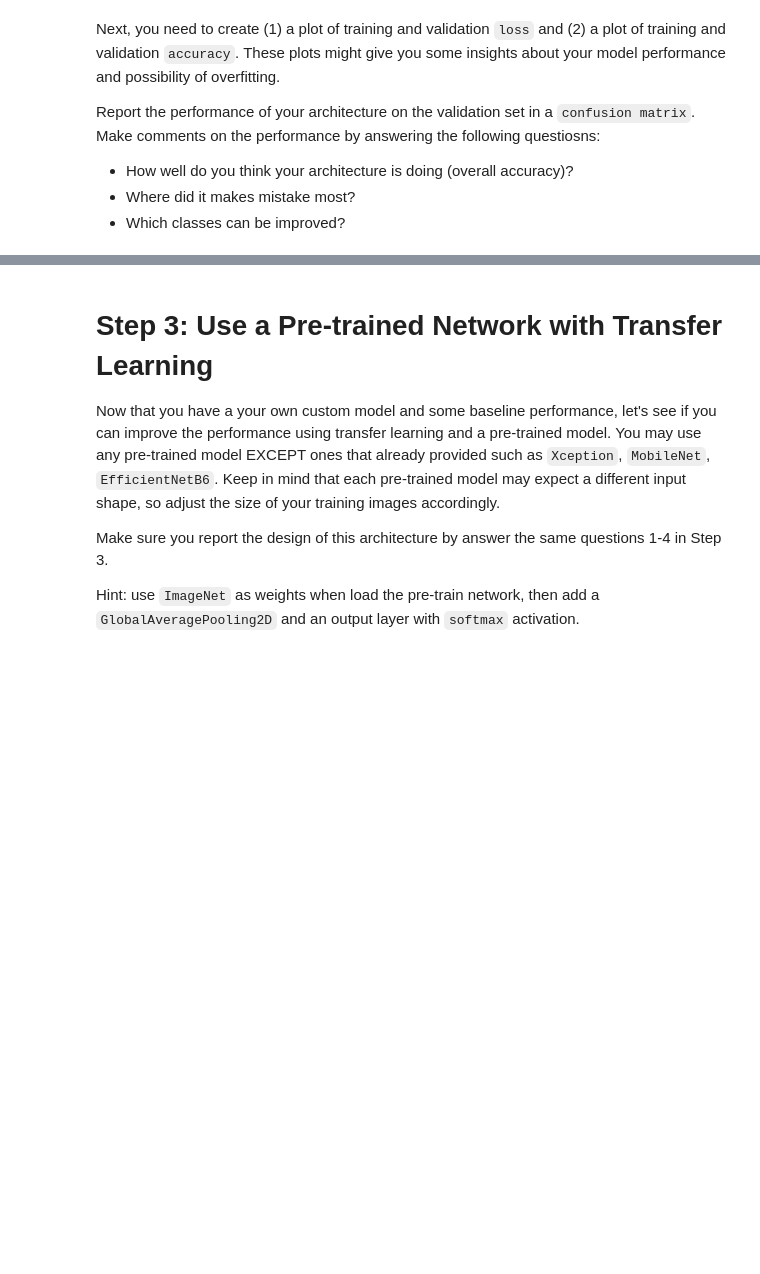
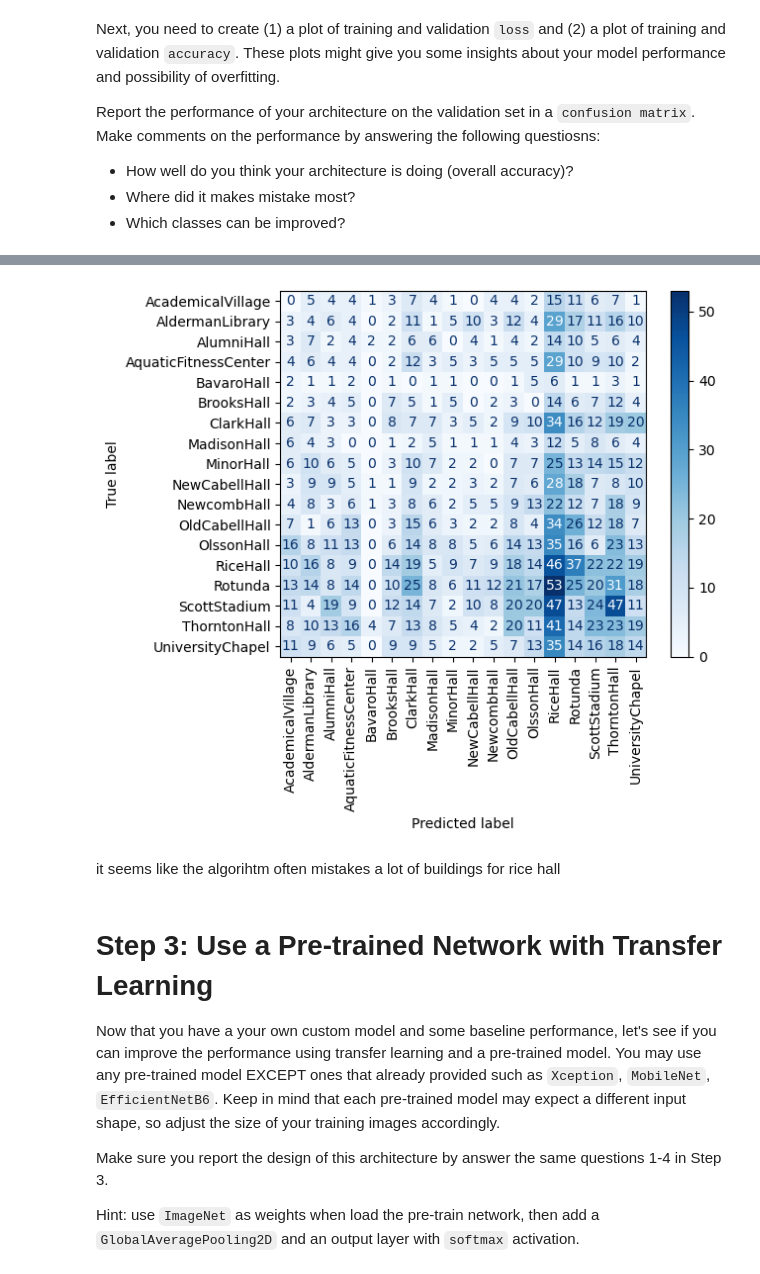
Before and after one commit to eva-butler/CS4774, a Jupyter notebook: sae9fp_codeathon_2.ipynb, the cells around one changed output, grey strips where cells are left out. Saved outputs shown, nothing was run; the diff lists cells and outputs as text; code cells hidden in the pictures; blank space fills up the shorter version.

```diff
--- a/sae9fp_codeathon_2.ipynb
+++ b/sae9fp_codeathon_2.ipynb
@@ -145,0 +139,18 @@ myModel.summary()
+# %%
+# Your code here
+myModel  = keras.models.Sequential([##TODO
+    keras.layers.Conv2D(32, 4, activation='relu', input_shape=(img_height, img_width, 3), padding="same"),
+    keras.layers.MaxPooling2D(2),
+
+    keras.layers.Conv2D(64, 3, activation='relu', padding = "same"),
+    keras.layers.MaxPooling2D(2),
+    keras.layers.Conv2D(128, 3, activation='relu', padding = "same"),
+    keras.layers.MaxPooling2D(2),
+    keras.layers.BatchNormalization(),
+    keras.layers.Dropout(0.45),
+    keras.layers.Flatten(),
+    keras.layers.Dense(len(class_names), activation='softmax')
+
+
+])
+myModel.summary()
@@ -165,0 +271,14 @@ Report the performance of your architecture on the validation set in a `confusio
+# %%
+from sklearn.metrics import confusion_matrix, ConfusionMatrixDisplay
+import numpy as np
+import matplotlib.pyplot as plt
+y_pred = myModel.predict(validation_ds)
+y_pred_classes = np.argmax(y_pred, axis=1)
+y_true = np.concatenate([y for x, y in validation_ds], axis=0)
+
+cm = confusion_matrix(y_true, y_pred_classes)
+disp = ConfusionMatrixDisplay(confusion_matrix=cm, display_labels=class_names)
+disp.plot(cmap="Blues")
+plt.xticks(rotation=90)
+plt.show()
+# %% [output]
@@ -166,3 +287,6 @@ Report the performance of your architecture on the validation set in a `confusio
+[figure, added]
+# %% [markdown]
+it seems like the algorihtm often mistakes a lot of buildings for rice hall
 # %% [markdown]
 # Step 3: Use a Pre-trained Network with Transfer Learning
 Now that you have a your own custom model and some baseline performance, let's see if you can improve the performance using transfer learning and a pre-trained model. You may use any pre-trained model EXCEPT ones that already provided such as `Xception`, `MobileNet`, `EfficientNetB6`. Keep in mind that each pre-trained model may expect a different input shape, so adjust the size of your training images accordingly.
```
Also changed, not shown: parts of 24 cells of this notebook.
